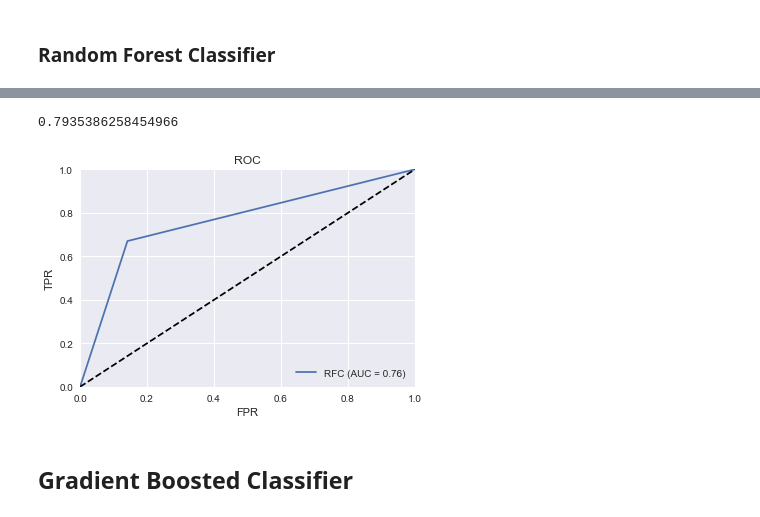
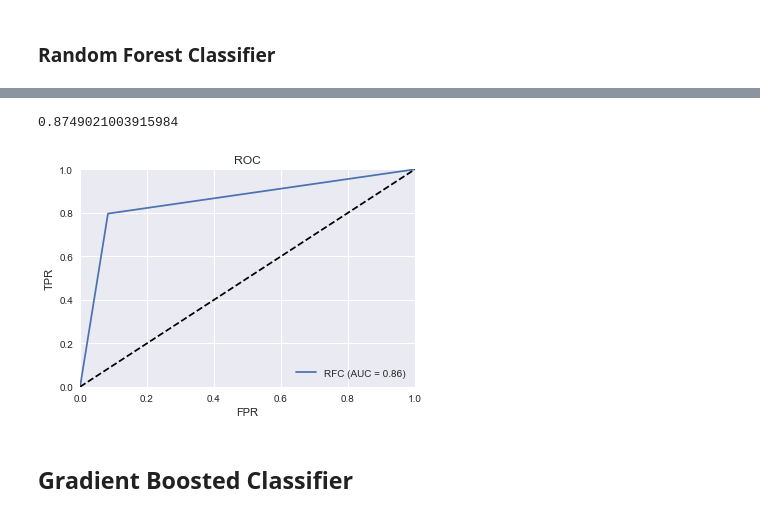
Before and after one commit to da1933/Carpe-Vinum, a Jupyter notebook: wine modeling.ipynb, the cells around one changed output, grey strips where cells are left out. Cells and saved outputs as stored; diff of their text form; code cells hidden in the pictures.

```diff
--- a/wine modeling.ipynb
+++ b/wine modeling.ipynb
@@ -42,0 +37,7 @@ varietals=set(varietal_counts[varietal_counts['count']>=50]['grape'])
+# %%
+df['over90']=df['points'].apply(lambda x: 1 if x>=90 else 0)
+df['price']=df['price'].fillna(np.mean(df['price']))
+df['price']=scale(df[['price']])
+df['designation']=df['designation'].fillna('missing')
+df['textlen']=df['description'].apply(lambda x: len(x))
+df['textlen']=scale(df[['textlen']])
@@ -57,8 +95,6 @@ X_enc
 # %% [markdown]
 ### Train-Test-Split
 # %%
-df['textlen']=df['description'].apply(lambda x: len(x))
-
 df=df.set_index(np.random.permutation(df.index.values)).sort_index()
 
 # Determine split index:
@@ -68,10 +104,10 @@ split_index=int(np.round(df.shape[0]*.8))
 train_df=df.iloc[:split_index,:]
 test_df=df.iloc[split_index:,:]
 
-trainX=train_df.drop(['points','price','description'],axis=1)
-trainY=train_df[['points','price','over90']]
-testX=test_df.drop(['points','price','description'],axis=1)
-testY=test_df[['points','price','over90']]
+trainX=train_df.drop(['points','description'],axis=1)
+trainY=train_df[['points','over90']]
+testX=test_df.drop(['points','description'],axis=1)
+testY=test_df[['points','over90']]
 # %% [markdown]
 ### Random Forest Regression
 # %%
@@ -110,8 +134,0 @@ RandomForestClassifier(bootstrap=True, class_weight=None, criterion='entropy',
-# %%
-rfc.score(testX[['enc_country','enc_province','enc_variety','textlen']],testY['over90'])
-# %% [output]
-0.7935386258454966
-# %%
-plotAUC(testY['over90'],rfc.predict(testX[['enc_country','enc_province','enc_variety','textlen']]),'RFC')
-# %% [output]
-[figure, removed]
@@ -120,2 +135,11 @@ rfc_preds=rfc.predict(testX[['enc_country','enc_province','enc_variety','textlen
+# %%
+rfc=RandomForestClassifier(criterion='entropy')
+rfc.fit(trainX[['price','enc_country','enc_province','enc_variety','textlen']],trainY['over90'])
+rfc_preds=rfc.predict(testX[['price','enc_country','enc_province','enc_variety','textlen']])
+print(rfc.score(testX[['price','enc_country','enc_province','enc_variety','textlen']],testY['over90']))
+plotAUC(testY['over90'],rfc.predict(testX[['price','enc_country','enc_province','enc_variety','textlen']]),'RFC')
+# %% [output]
+0.8749021003915984
+[figure, added]
 # %% [markdown]
 ## Gradient Boosted Classifier
```
Also changed, not shown: parts of 33 cells of this notebook.
